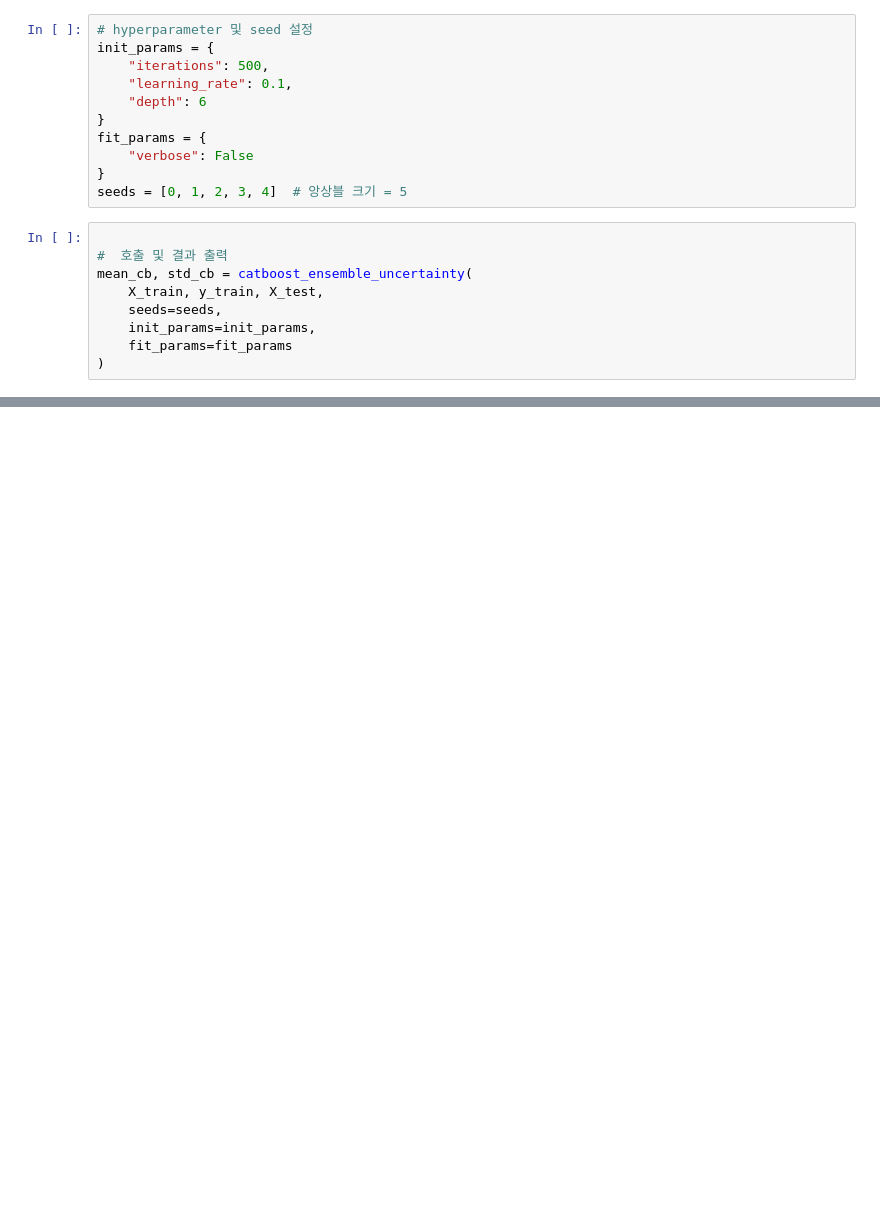
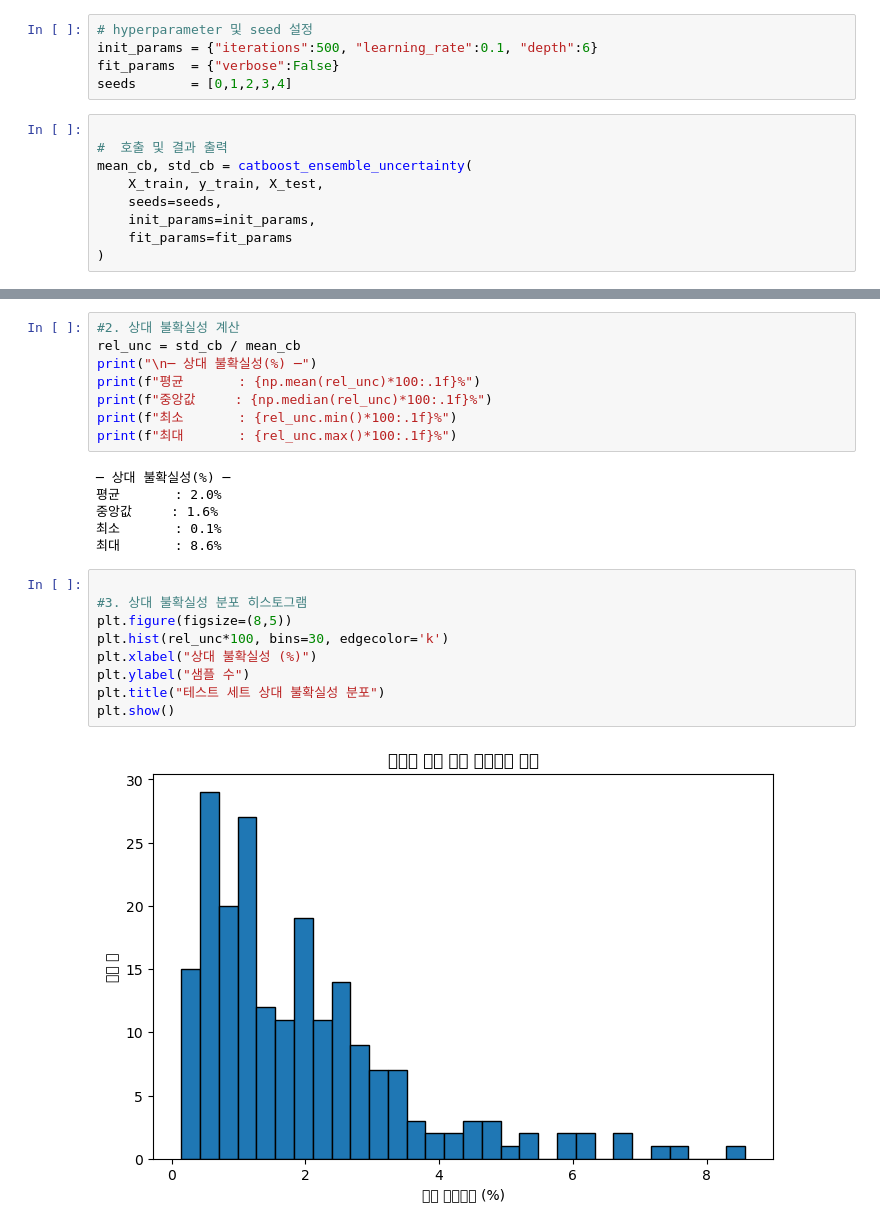
Before and after one commit to geomodeller/concreteML, a Jupyter notebook: Uncertainty_Catboost.ipynb, the cells around one changed output, grey strips where cells are left out. Saved outputs shown, nothing was run; the diff lists cells and outputs as text; blank space fills up the shorter version.

```diff
--- a/Uncertainty_Catboost.ipynb
+++ b/Uncertainty_Catboost.ipynb
@@ -47,14 +36,8 @@ def catboost_ensemble_uncertainty(
 # %%
 # hyperparameter 및 seed 설정
-init_params = {
-    "iterations": 500,
-    "learning_rate": 0.1,
-    "depth": 6
-}
-fit_params = {
-    "verbose": False
-}
-seeds = [0, 1, 2, 3, 4]  # 앙상블 크기 = 5
+init_params = {"iterations":500, "learning_rate":0.1, "depth":6}
+fit_params  = {"verbose":False}
+seeds       = [0,1,2,3,4]
 # %%
 
 #  호출 및 결과 출력
@@ -86,0 +97,25 @@ plt.show()
+# %%
+#2. 상대 불확실성 계산
+rel_unc = std_cb / mean_cb
+print("\n─ 상대 불확실성(%) ─")
+print(f"평균       : {np.mean(rel_unc)*100:.1f}%")
+print(f"중앙값     : {np.median(rel_unc)*100:.1f}%")
+print(f"최소       : {rel_unc.min()*100:.1f}%")
+print(f"최대       : {rel_unc.max()*100:.1f}%")
+# %% [output]
+─ 상대 불확실성(%) ─
+평균       : 2.0%
+중앙값     : 1.6%
+최소       : 0.1%
+최대       : 8.6%
+# %%
+
+#3. 상대 불확실성 분포 히스토그램
+plt.figure(figsize=(8,5))
+plt.hist(rel_unc*100, bins=30, edgecolor='k')
+plt.xlabel("상대 불확실성 (%)")
+plt.ylabel("샘플 수")
+plt.title("테스트 세트 상대 불확실성 분포")
+plt.show()
+# %% [output]
+[figure, added]
```
Also changed, not shown: parts of 5 cells of this notebook.
